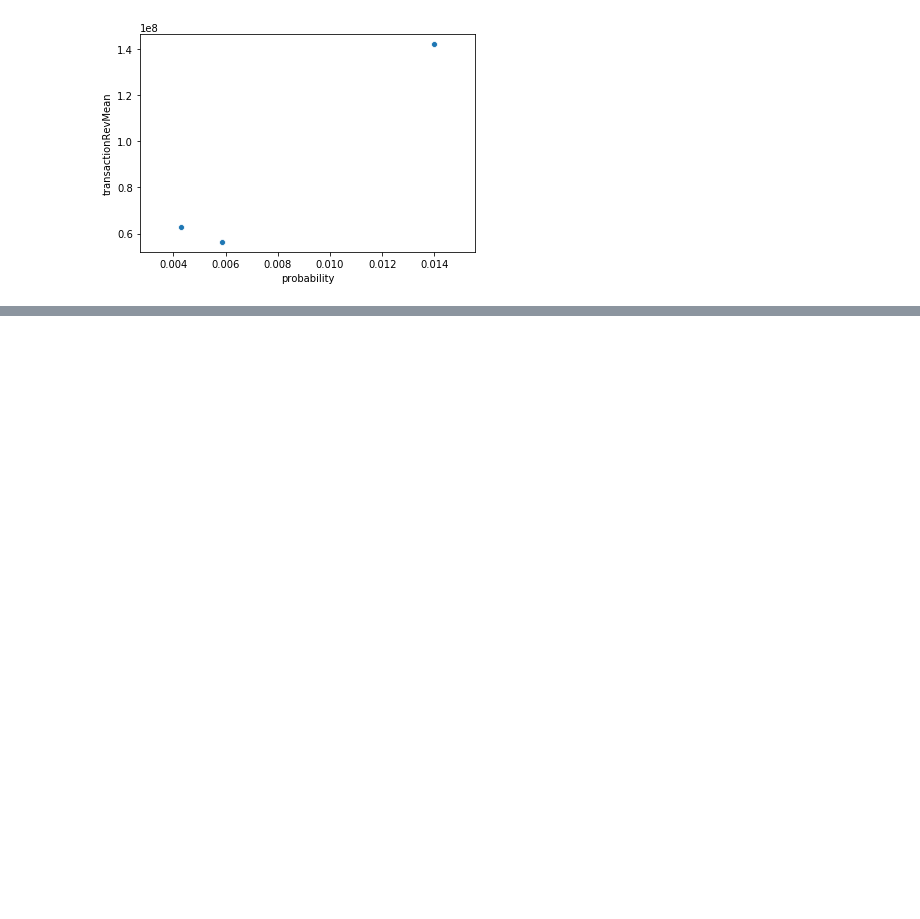
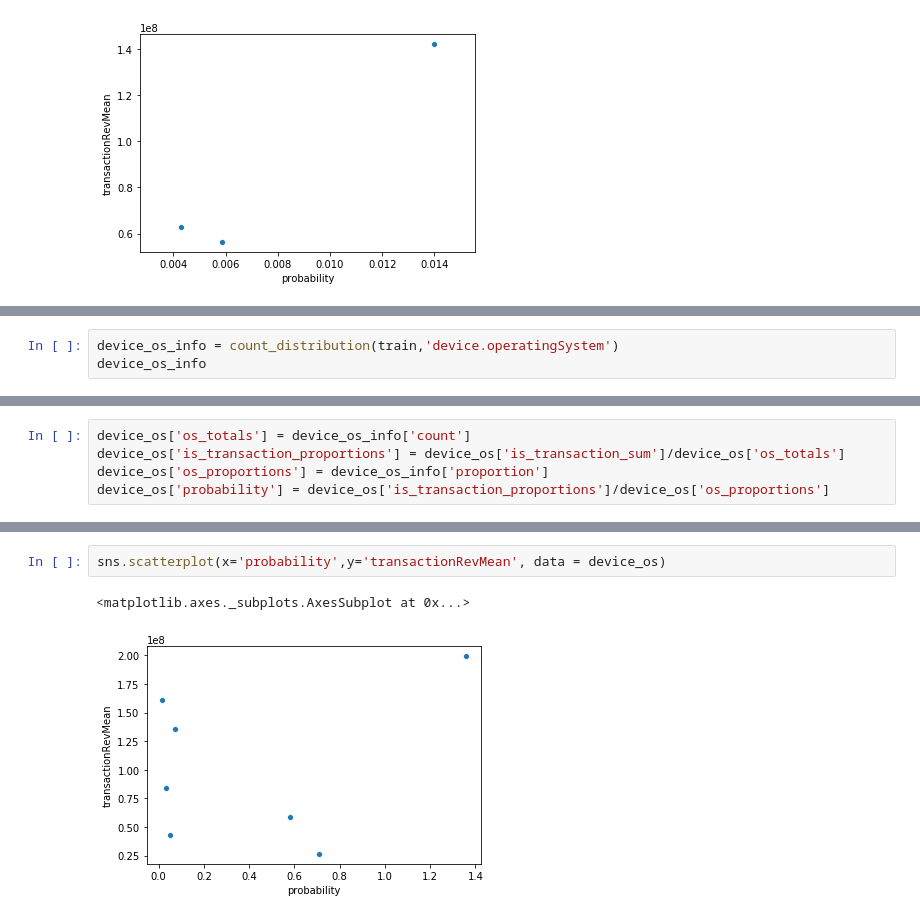
Before and after one commit to Pavan-Sangha/Kaggle-Google-Analytics-Customer-Revenue, a Jupyter notebook: feature_analysis.ipynb, the cells around one changed output, grey strips where cells are left out. Saved outputs shown, nothing was run; the diff lists cells and outputs as text; blank space fills up the shorter version.

```diff
--- a/feature_analysis.ipynb
+++ b/feature_analysis.ipynb
@@ -385,0 +406,3 @@ sns.scatterplot(x='probability',y='transactionRevMean', data = device_category)
+# %%
+device_os_info = count_distribution(train,'device.operatingSystem')
+device_os_info
@@ -385,0 +463,5 @@ sns.scatterplot(x='probability',y='transactionRevMean', data = device_category)
+# %%
+device_os['os_totals'] = device_os_info['count']
+device_os['is_transaction_proportions'] = device_os['is_transaction_sum']/device_os['os_totals']
+device_os['os_proportions'] = device_os_info['proportion']
+device_os['probability'] = device_os['is_transaction_proportions']/device_os['os_proportions']
@@ -385,0 +488,5 @@ sns.scatterplot(x='probability',y='transactionRevMean', data = device_category)
+# %%
+sns.scatterplot(x='probability',y='transactionRevMean', data = device_os)
+# %% [output]
+<matplotlib.axes._subplots.AxesSubplot at 0x...>
+[figure, added]
```
Also changed, not shown: parts of 11 cells of this notebook.
